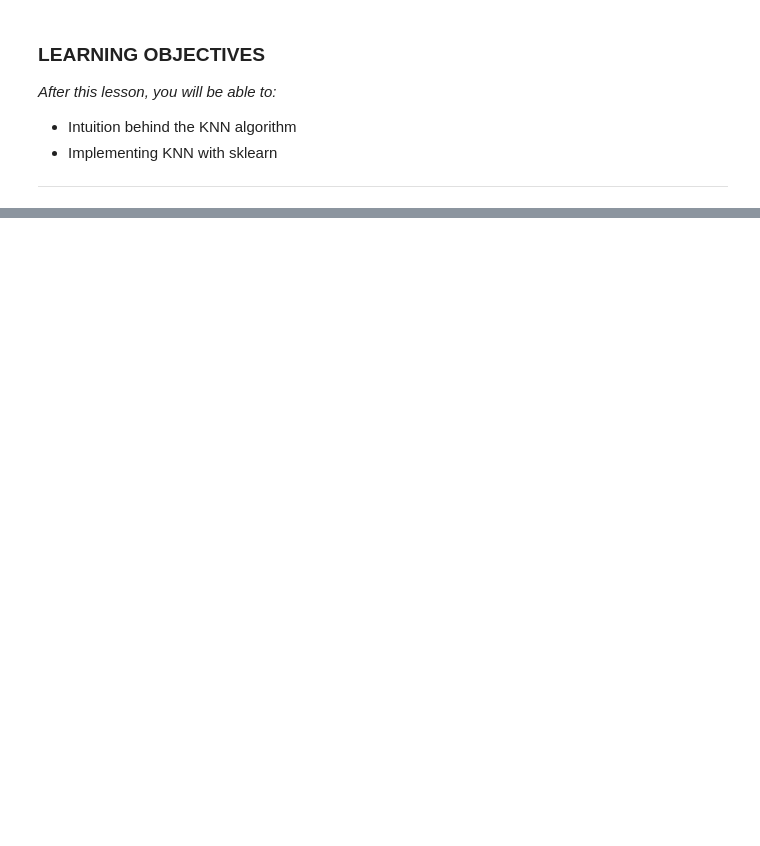
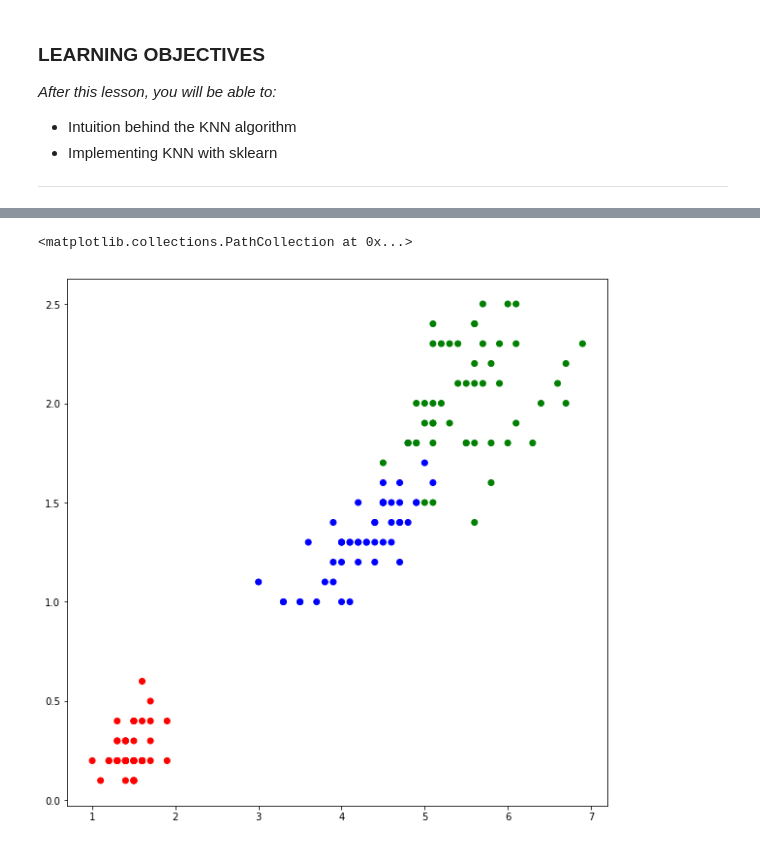
Before and after one commit to ga-curriculum/lesson-knn, a Jupyter notebook: classification-with-knn-visualized-nooutput.ipynb, the cells around one changed output, grey strips where cells are left out. Drawn from its saved outputs; the diff is of its cells as text; code cells hidden in the pictures; blank space fills up the shorter version.

```diff
--- a/classification-with-knn-visualized-nooutput.ipynb
+++ b/classification-with-knn-visualized-nooutput.ipynb
@@ -333,0 +112,2 @@ What are some problems with using accuracy as the only metric for model optimiza
+# %%
+data = load_iris()
@@ -333,0 +145,4 @@ What are some problems with using accuracy as the only metric for model optimiza
+# %%
+df = pd.DataFrame(data.data, columns=data.feature_names)
+df['species'] = data.target
+df.head()
@@ -333,0 +184,10 @@ What are some problems with using accuracy as the only metric for model optimiza
+# %%
+color_dict = {0: 'red', 1: 'blue', 2: 'green'}
+# %%
+colors = df['species'].map(color_dict)
+# %%
+plt.figure(figsize=(10, 10))
+plt.scatter(df['petal length (cm)'], df['petal width (cm)'], color=colors)
+# %% [output]
+<matplotlib.collections.PathCollection at 0x...>
+[figure, added]
```
Also changed, not shown: parts of 59 cells of this notebook, 5 other files.
